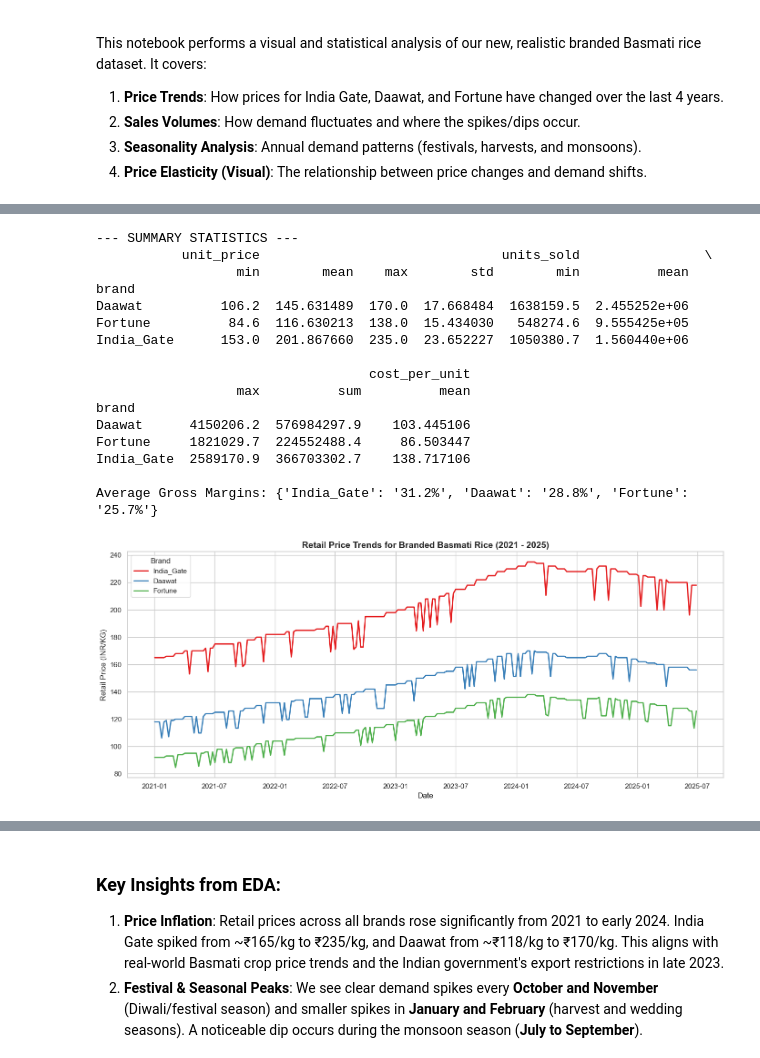
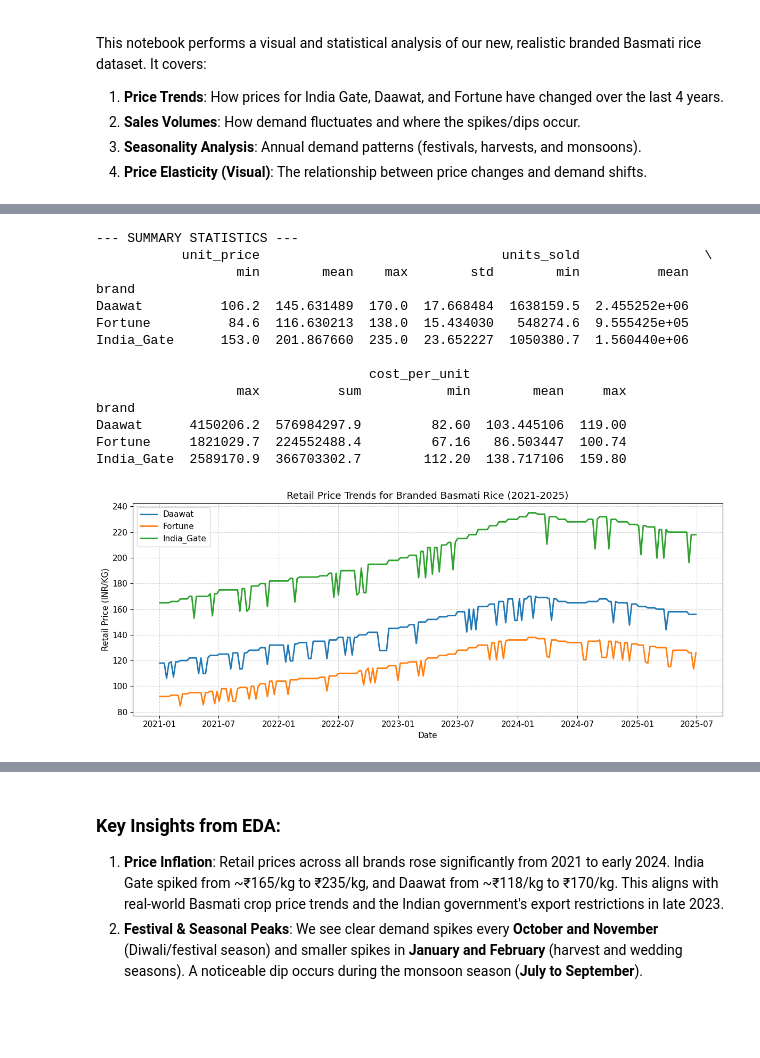
Before and after one commit to atishayj2202/PriceAnalysis, a Jupyter notebook: mod_test/branded_rice_exploration.ipynb, the cells around one changed output, grey strips where cells are left out. Saved outputs shown, nothing was run; the diff lists cells and outputs as text; code cells hidden in the pictures; blank space fills up the shorter version.

```diff
--- a/mod_test/branded_rice_exploration.ipynb
+++ b/mod_test/branded_rice_exploration.ipynb
@@ -10,11 +10,9 @@ It covers:
 import pandas as pd
 import numpy as np
 import matplotlib.pyplot as plt
-import seaborn as sns
 from datetime import datetime
 
 # Set style for charts
-sns.set_theme(style="whitegrid")
 plt.rcParams["figure.figsize"] = (12, 6)
 plt.rcParams["font.size"] = 11
 
@@ -39,17 +37,9 @@ print("--- SUMMARY STATISTICS ---")
 summary = df.groupby("brand").agg({
     "unit_price": ["min", "mean", "max", "std"],
     "units_sold": ["min", "mean", "max", "sum"],
-    "cost_per_unit": ["mean"]
+    "cost_per_unit": ["min", "mean", "max"]
 })
-# Calculate average gross margin: (price - cost) / price
-margins = {}
-for brand in df['brand'].unique():
-    b_df = df[df['brand'] == brand]
-    margin = ((b_df['unit_price'] - b_df['cost_per_unit']) / b_df['unit_price']).mean() * 100
-    margins[brand] = f"{margin:.1f}%"
-
 print(summary)
-print("\nAverage Gross Margins:", margins)
 # %% [output]
 --- SUMMARY STATISTICS ---
            unit_price                               units_sold                \
@@ -60,23 +50,23 @@ Fortune          84.6  116.630213  138.0  15.434030   548274.6  9.555425e+05
 India_Gate      153.0  201.867660  235.0  23.652227  1050380.7  1.560440e+06
 
                                    cost_per_unit
-                  max          sum          mean
+                  max          sum           min        mean     max
 brand
-Daawat      4150206.2  576984297.9    103.445106
-Fortune     1821029.7  224552488.4     86.503447
-India_Gate  2589170.9  366703302.7    138.717106
-
-Average Gross Margins: {'India_Gate': '31.2%', 'Daawat': '28.8%', 'Fortune': '25.7%'}
+Daawat      4150206.2  576984297.9         82.60  103.445106  119.00
+Fortune     1821029.7  224552488.4         67.16   86.503447  100.74
+India_Gate  2589170.9  366703302.7        112.20  138.717106  159.80
 # %%
-# Price Trends Over Time
-plt.figure(figsize=(14, 6))
-sns.lineplot(data=df, x='date', y='unit_price', hue='brand', linewidth=2, palette='Set1')
-plt.title("Retail Price Trends for Branded Basmati Rice (2021 - 2025)", fontsize=14, fontweight='bold')
+# 1. Retail Price Trends (2021 - 2025)
+plt.figure(figsize=(12, 5))
+for brand, bdf in df.groupby('brand'):
+    plt.plot(bdf['date'], bdf['unit_price'], label=brand, linewidth=2)
+plt.title("Retail Price Trends for Branded Basmati Rice (2021-2025)")
 plt.xlabel("Date")
 plt.ylabel("Retail Price (INR/KG)")
-plt.legend(title="Brand", frameon=True)
+plt.grid(True, linestyle='--', alpha=0.5)
+plt.legend()
 plt.tight_layout()
 plt.show()
 # %% [output]
-[figure, old version]
+[figure, new version]
 # %%
```
Also changed, not shown: parts of 3 cells of this notebook, 2 other files.
